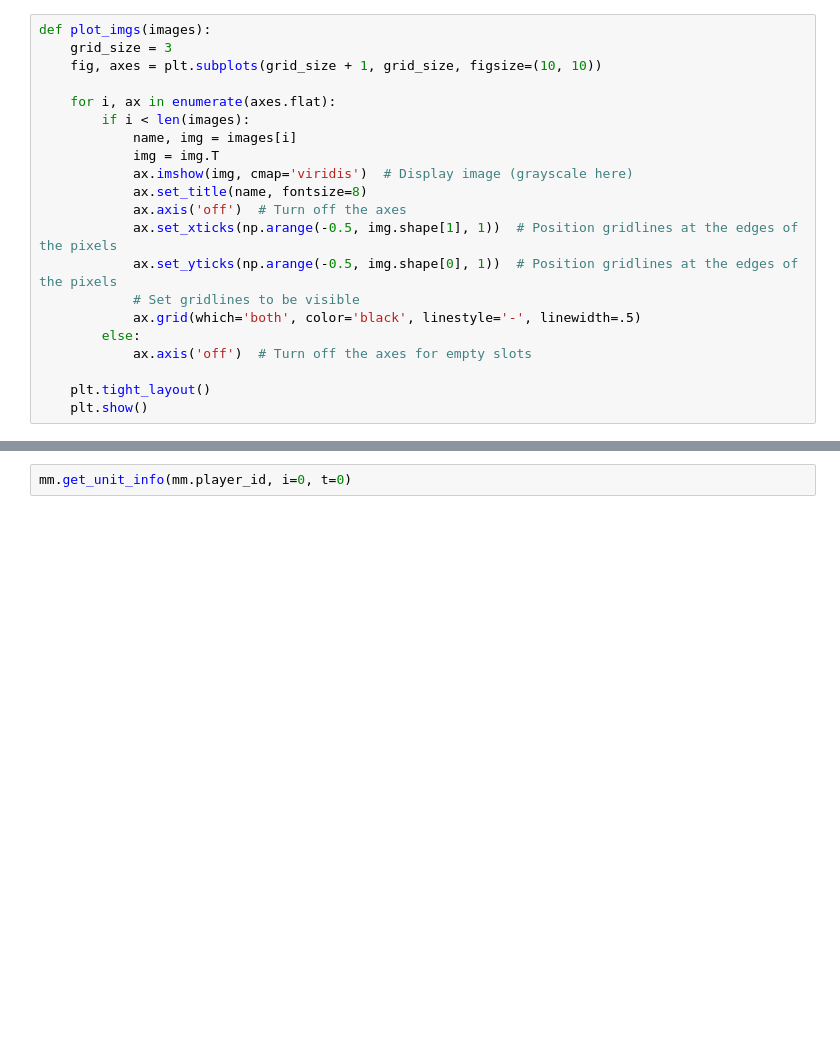
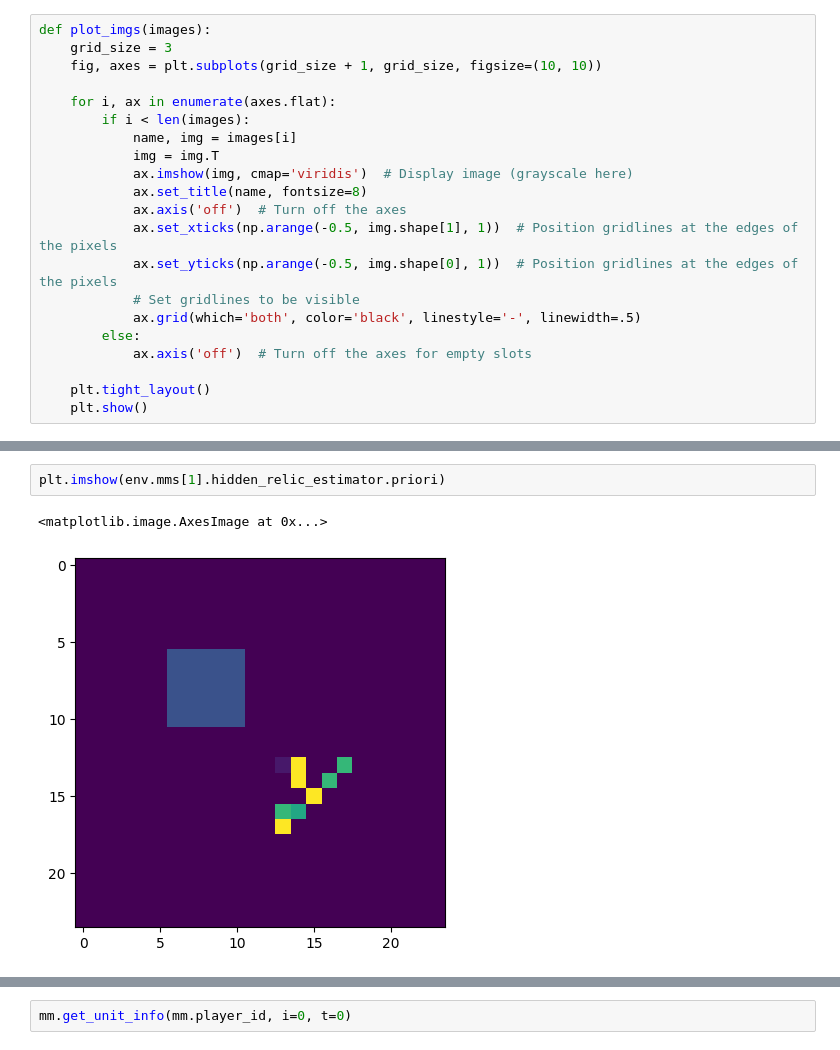
Before and after one commit to flynnwang/eco_bang_bang, a Jupyter notebook: notebook/rule-agentd-debugger.ipynb, the cells around one changed output, grey strips where cells are left out. Saved outputs shown, nothing was run; the diff lists cells and outputs as text; blank space fills up the shorter version.

```diff
--- a/notebook/rule-agentd-debugger.ipynb
+++ b/notebook/rule-agentd-debugger.ipynb
@@ -138,0 +136,5 @@ from ecobangbang.agent import *
+# %%
+plt.imshow(env.mms[1].hidden_relic_estimator.priori)
+# %% [output]
+<matplotlib.image.AxesImage at 0x...>
+[figure, added]
```
Also changed, not shown: parts of 14 cells of this notebook, 8 other files.
